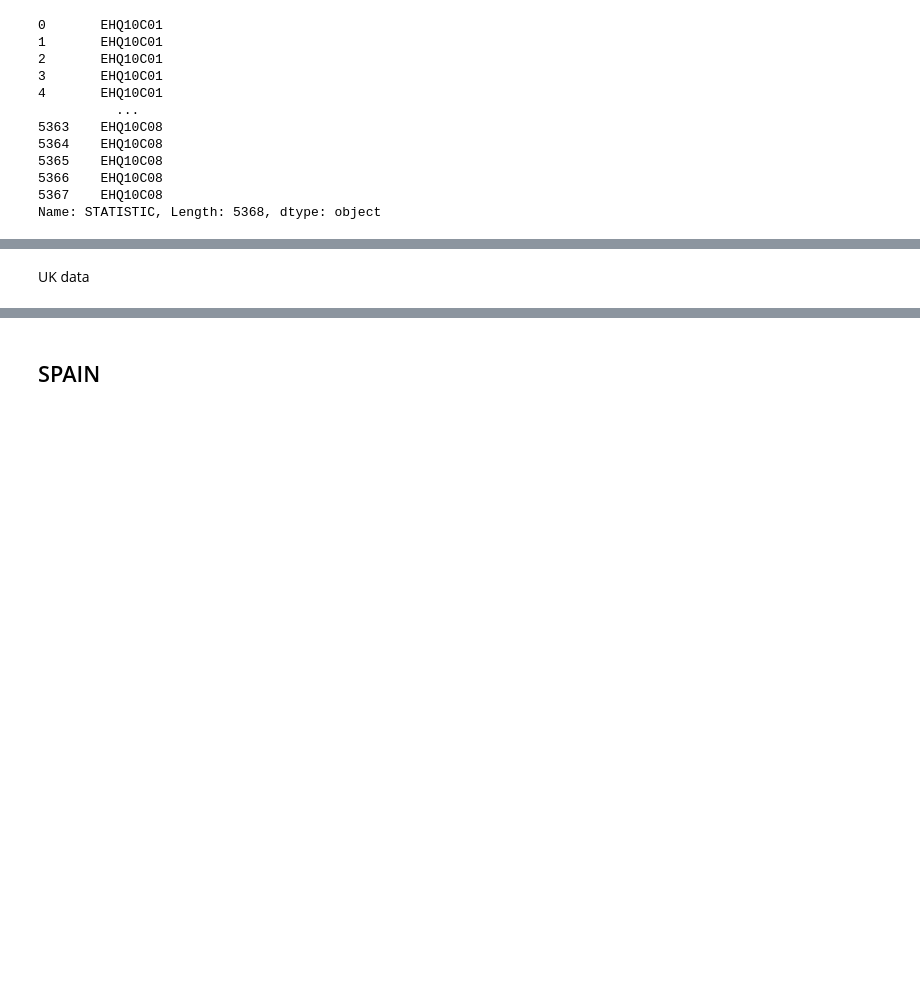
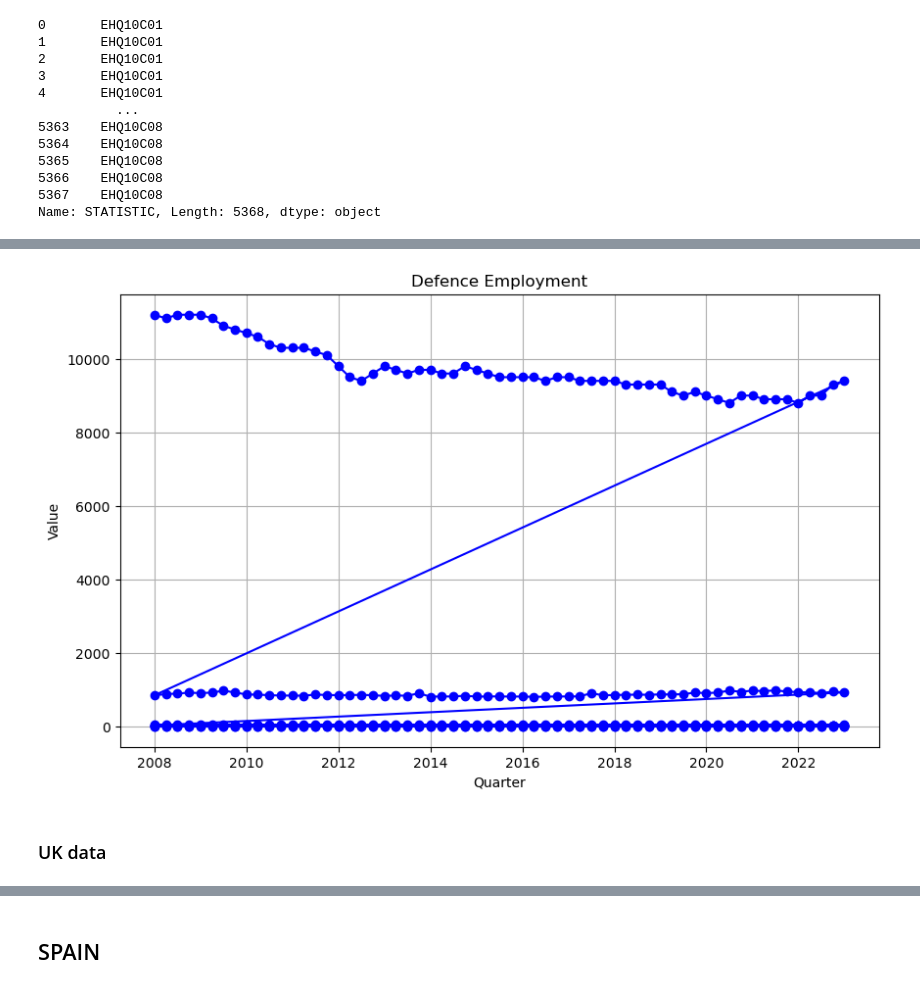
Before and after one commit to Carloselrecharlie/ML_assessment_repeat, a Jupyter notebook: sba22448_Integrated_CA-ML.ipynb, the cells around one changed output, grey strips where cells are left out. Saved outputs shown, nothing was run; the diff lists cells and outputs as text; code cells hidden in the pictures; blank space fills up the shorter version.

Commit message:
UK data and EDA

```diff
--- a/sba22448_Integrated_CA-ML.ipynb
+++ b/sba22448_Integrated_CA-ML.ipynb
@@ -19,3 +20,5 @@ df
 | 5366 | EHQ10C08 | Average hourly total labour costs | 20231 | 2023Q1 | - | Total Public Sector including Sem... | Euro | 37.64 |
 | 5367 | EHQ10C08 | Average hourly total labour costs | 20231 | 2023Q1 | 08 | Total Public Sector excluding Sem... | Euro | 37.68 |
 5368 rows × 8 columns
+# %%
+df.rename(columns={"Sub Sector": "Sub_Sector"}, inplace=True)
@@ -113,3 +132,7 @@ df.iloc[:,0]
 5366    EHQ10C08
 5367    EHQ10C08
 Name: STATISTIC, Length: 5368, dtype: object
+# %%
+df['Quarter'] = pd.to_datetime(df['Quarter'])
+# %%
+df.set_index('Quarter', inplace=True)
@@ -116,2 +156,15 @@ Name: STATISTIC, Length: 5368, dtype: object
+# %%
+df_defence = df[df['Sub_Sector'] == 'Defence']
+
+# Plot the filtered DataFrame using Matplotlib
+plt.figure(figsize=(10, 6))  # Optional: Set the figure size
+plt.plot(df_defence.index, df_defence['VALUE'], marker='o', linestyle='-', color='b')
+plt.xlabel('Quarter')
+plt.ylabel('Value')
+plt.title('Defence Employment')
+plt.grid(True)
+plt.show()
+# %% [output]
+[figure, added]
 # %% [markdown]
-UK data
+### UK data
```
Also changed, not shown: parts of 12 cells of this notebook, 1 other file.
